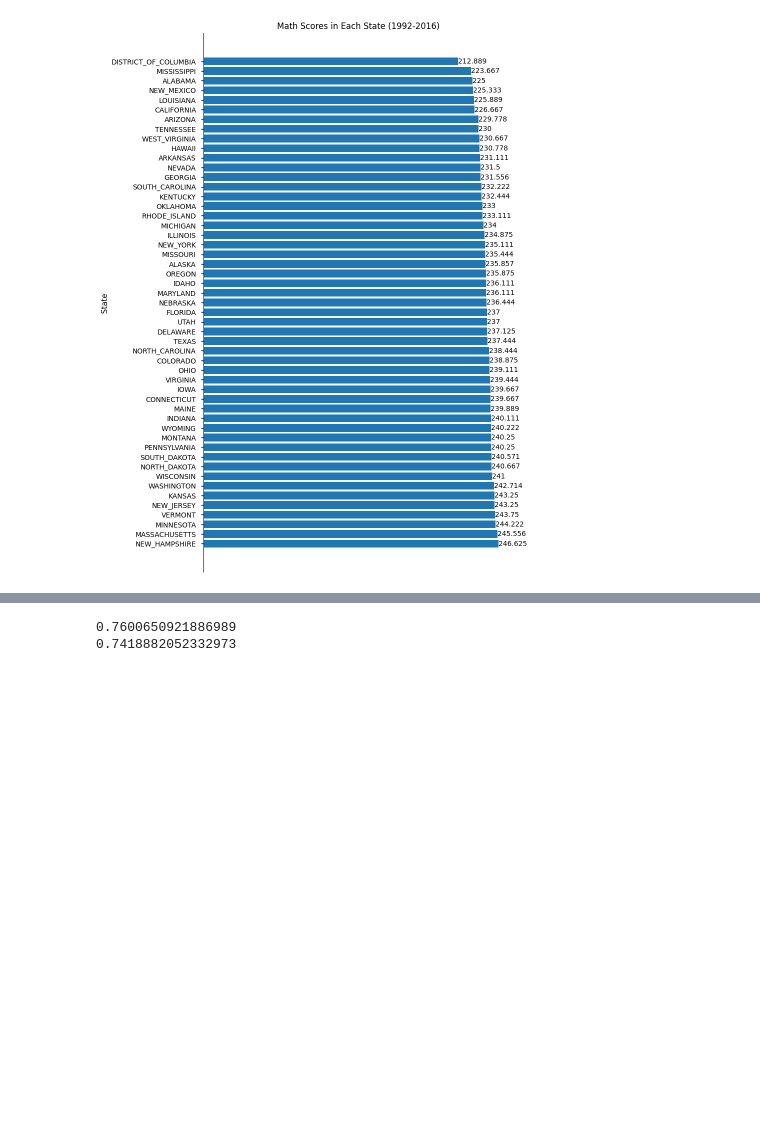
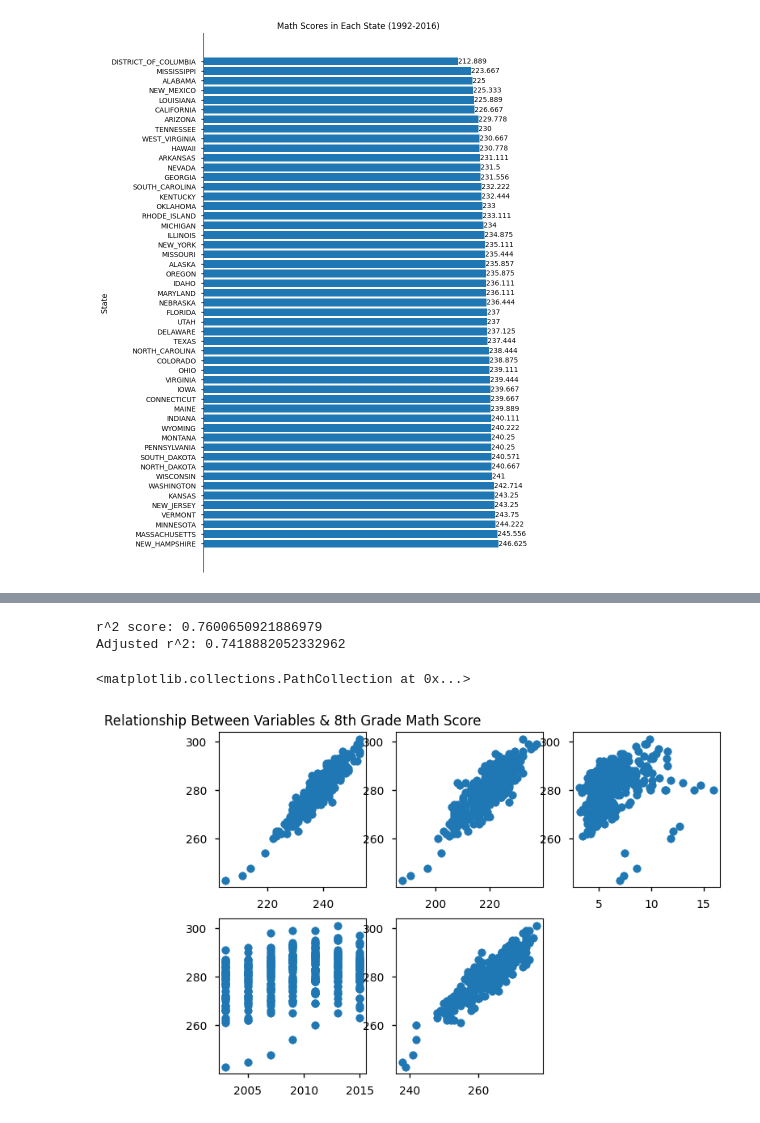
Before and after one commit to connorpobrien/Education-Trends, a Jupyter notebook: DATA301-Project AndrewM.ipynb, the cells around one changed output, grey strips where cells are left out. Drawn from its saved outputs; the diff is of its cells as text; code cells hidden in the pictures; blank space fills up the shorter version.

```diff
--- a/DATA301-Project AndrewM.ipynb
+++ b/DATA301-Project AndrewM.ipynb
@@ -314,53 +276,56 @@ plt.scatter(ModelPredictions,YTesting,s=1,color='red',alpha=0.5)
 # %%
 #Polynomial Model
-StandardizedRGData = CorrelationEducation[['Average Math Score (4)', 'Expenditure Per Student', 'Average Math Score (8)', 'Year', 'Average Reading Score (4)', 'Average Reading Score (8)']]
-StandardizedRGData = StandardizedRGData[pd.notna(StandardizedRGData['Average Math Score (4)']) & pd.notna(StandardizedRGData['Average Math Score (8)'])
-                                        & pd.notna(StandardizedRGData['Expenditure Per Student']) & pd.notna(StandardizedRGData['Year'])
-                                        & pd.notna(StandardizedRGData['Average Reading Score (4)']) & pd.notna(StandardizedRGData['Average Reading Score (8)'])]
-TestingFloor = math.floor(len(StandardizedRGData) * .8)
-StandardizedRGDataTraining = StandardizedRGData[[ 'Average Math Score (4)', 'Expenditure Per Student', 'Average Math Score (8)', 'Year', 'Average Reading Score (4)', 'Average Reading Score (8)']].iloc[0:TestingFloor]
-StandardizedRGDataTesting = StandardizedRGData[['Average Math Score (4)', 'Expenditure Per Student', 'Average Math Score (8)', 'Year', 'Average Reading Score (4)', 'Average Reading Score (8)']].iloc[TestingFloor:]
+PolynomialModelData = CorrelationEducation[['Average Math Score (4)', 'Expenditure Per Student', 'Average Math Score (8)', 'Year', 'Average Reading Score (4)', 'Average Reading Score (8)']]
+PolynomialModelData = PolynomialModelData[pd.notna(PolynomialModelData['Average Math Score (4)']) & pd.notna(PolynomialModelData['Average Math Score (8)'])
+                                        & pd.notna(PolynomialModelData['Expenditure Per Student']) & pd.notna(PolynomialModelData['Year'])
+                                        & pd.notna(PolynomialModelData['Average Reading Score (4)']) & pd.notna(PolynomialModelData['Average Reading Score (8)'])]
+TestingFloor = math.floor(len(PolynomialModelData) * .8)
+PolynomialModelDataTraining = PolynomialModelData[[ 'Average Math Score (4)', 'Expenditure Per Student', 'Average Math Score (8)', 'Year', 'Average Reading Score (4)', 'Average Reading Score (8)']].iloc[0:TestingFloor]
+PolynomialModelDataTesting = PolynomialModelData[['Average Math Score (4)', 'Expenditure Per Student', 'Average Math Score (8)', 'Year', 'Average Reading Score (4)', 'Average Reading Score (8)']].iloc[TestingFloor:]
 
 polyFinalModel = make_pipeline(PolynomialFeatures(2, include_bias = False),LinearRegression())
-XTraining = StandardizedRGDataTraining[['Average Math Score (4)', 'Expenditure Per Student', 'Year', 'Average Reading Score (4)', 'Average Reading Score (8)']]
-YTraining = StandardizedRGDataTraining['Average Math Score (8)']
+XTraining = PolynomialModelDataTraining[['Average Math Score (4)', 'Expenditure Per Student', 'Year', 'Average Reading Score (4)', 'Average Reading Score (8)']]
+YTraining = PolynomialModelDataTraining['Average Math Score (8)']
 polyFinalModel.fit(XTraining, YTraining)
-XTesting = StandardizedRGDataTesting[['Average Math Score (4)', 'Expenditure Per Student', 'Year', 'Average Reading Score (4)', 'Average Reading Score (8)']]
-YTesting = StandardizedRGDataTesting['Average Math Score (8)']
+XTesting = PolynomialModelDataTesting[['Average Math Score (4)', 'Expenditure Per Student', 'Year', 'Average Reading Score (4)', 'Average Reading Score (8)']]
+YTesting = PolynomialModelDataTesting['Average Math Score (8)']
 YPred = polyFinalModel.predict(XTesting)
 
 r2_score = metrics.r2_score(YPred, YTesting)
-print(r2_score)
+print("r^2 score:", r2_score)
 Adj_r2 = 1 - (1-r2_score) * (len(YTesting)-1)/(len(YTesting)-XTesting.shape[1]-1)
-print(Adj_r2)
+print("Adjusted r^2:", Adj_r2)
 # %% [output]
-0.7600650921886989
-0.7418882052332973
+r^2 score: 0.7600650921886979
+Adjusted r^2: 0.7418882052332962
 # %%
-#Exploring why a linear regression outperforms polynomial regression.
+# Exploring why a linear regression outperforms polynomial regression.
 
 
-#Filter Proper Rows
-# PMEXPFILTERED = PolynomialExploration[['Average Math Score (4)', 'Expenditure Per Student', 'Average Math Score (8)', 'Year', 'Average Reading Score (4)', 'Average Reading Score (8)']]
-# PMEXPFILTERED = PMEXPFILTERED[pd.notna(PMEXPFILTERED['Average Math Score (4)']) & pd.notna(PMEXPFILTERED['Average Math Score (8)'])
-#                                         & pd.notna(PMEXPFILTERED['Expenditure Per Student']) & pd.notna(PMEXPFILTERED['Year'])
-#                                         & pd.notna(PMEXPFILTERED['Average Reading Score (4)']) & pd.notna(PMEXPFILTERED['Average Reading Score (8)'])]
-# plt.subplot(2,3,1)
-# plt.scatter(PMEXPFILTERED['Average Math Score (4)'], PMEXPFILTERED['Average Math Score (8)'])
-# plt.title('Relationship Between Variables & 8th Grade Math Score')
+# Filter Proper Rows
+PMEXPFILTERED = Education_ByStateCleaned[['Average Math Score (4)', 'Expenditure Per Student', 'Average Math Score (8)', 'Year', 'Average Reading Score (4)', 'Average Reading Score (8)']]
+PMEXPFILTERED = PMEXPFILTERED[pd.notna(PMEXPFILTERED['Average Math Score (4)']) & pd.notna(PMEXPFILTERED['Average Math Score (8)'])
+                                        & pd.notna(PMEXPFILTERED['Expenditure Per Student']) & pd.notna(PMEXPFILTERED['Year'])
+                                        & pd.notna(PMEXPFILTERED['Average Reading Score (4)']) & pd.notna(PMEXPFILTERED['Average Reading Score (8)'])]
+plt.subplot(2,3,1)
+plt.scatter(PMEXPFILTERED['Average Math Score (4)'], PMEXPFILTERED['Average Math Score (8)'])
+plt.title('Relationship Between Variables & 8th Grade Math Score')
 
-# plt.subplot(2,3,2)
-# plt.scatter(PMEXPFILTERED['Average Reading Score (4)'], PMEXPFILTERED['Average Math Score (8)'])
+plt.subplot(2,3,2)
+plt.scatter(PMEXPFILTERED['Average Reading Score (4)'], PMEXPFILTERED['Average Math Score (8)'])
 
-# plt.subplot(2,3,3)
-# plt.scatter(PMEXPFILTERED['Expenditure Per Student'], PMEXPFILTERED['Average Math Score (8)'])
+plt.subplot(2,3,3)
+plt.scatter(PMEXPFILTERED['Expenditure Per Student'], PMEXPFILTERED['Average Math Score (8)'])
 
-# plt.subplot(2,3,4)
-# plt.scatter(PMEXPFILTERED['Year'], PMEXPFILTERED['Average Math Score (8)'])
+plt.subplot(2,3,4)
+plt.scatter(PMEXPFILTERED['Year'], PMEXPFILTERED['Average Math Score (8)'])
 
-# plt.subplot(2,3,5)
-# plt.scatter(PMEXPFILTERED['Average Reading Score (8)'], PMEXPFILTERED['Average Math Score (8)'])
+plt.subplot(2,3,5)
+plt.scatter(PMEXPFILTERED['Average Reading Score (8)'], PMEXPFILTERED['Average Math Score (8)'])
 
-#Explanation
+# Education
+# %% [output]
+<matplotlib.collections.PathCollection at 0x...>
+[figure, added]
 # %%
 #Neural Network Regression
```
Also changed, not shown: parts of 8 cells of this notebook.
